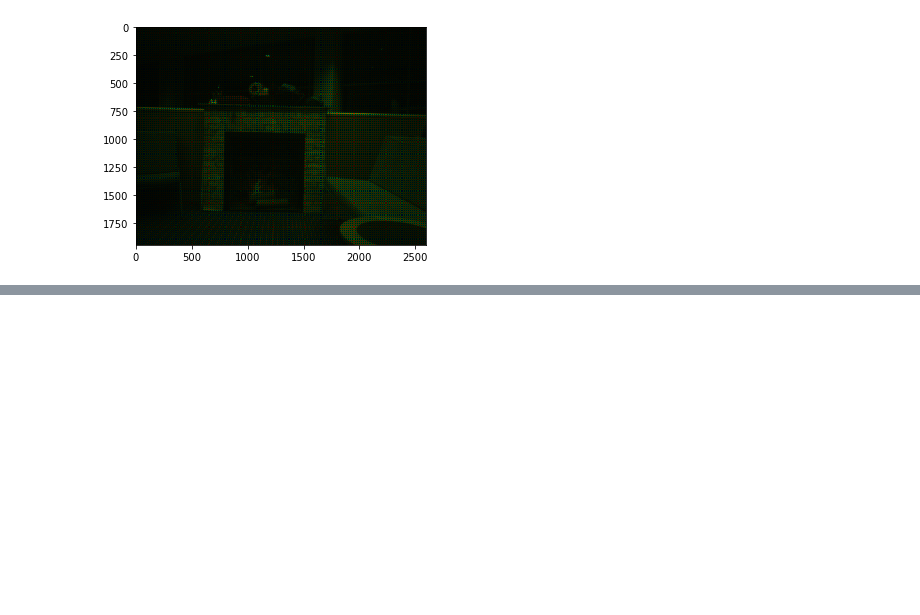
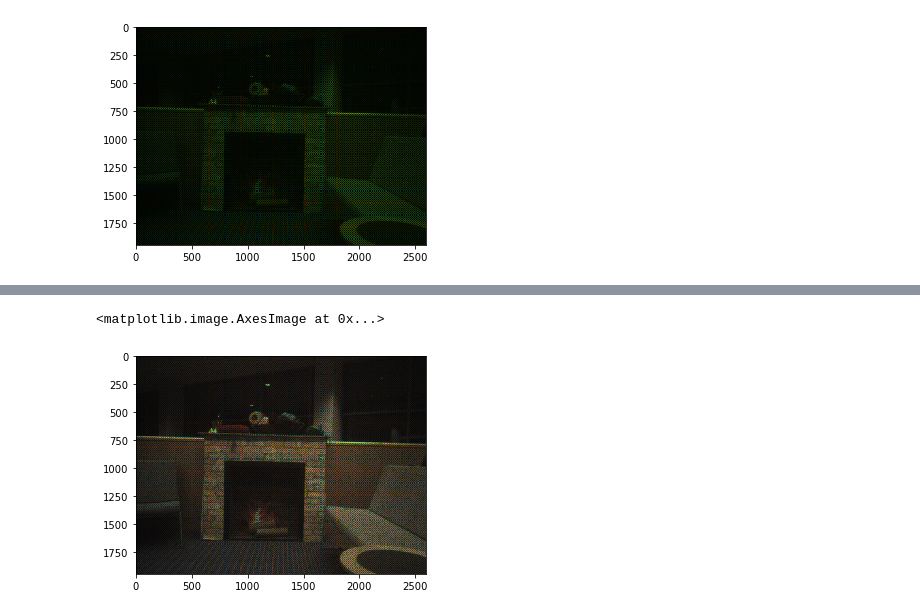
Before and after one commit to newsch/wonky-bobbin, a Jupyter notebook: DebayeringTests.ipynb, the cells around one changed output, grey strips where cells are left out. Cells and saved outputs as stored; diff of their text form; code cells hidden in the pictures; blank space fills up the shorter version.

```diff
--- a/DebayeringTests.ipynb
+++ b/DebayeringTests.ipynb
@@ -86,0 +76,26 @@ ValueError: The truth value of an array with more than one element is ambiguous.
+# %%
+#make a hue gradient function
+def hueGrad(c1, c2, c3, p1, p3):
+    if c1< c2 < c3 or c3< c2 < c1:
+        return p1 + (p3-p1)*(c2 - c1)/(c3-c1)
+    else:
+        return (p1+p3)/2 + (2*c2 + c1 + c3)/4
+# %%
+
+for i in range(1,m-2):
+    for j in range(1,n-2):
+        if R[i,j] == 0 and B[i,j] ==0:
+            if R[i+1,j] == 0: # this means that the next pixel in the bayer grid directly below is a blue one
+                R_n[i,j] = hueGrad(G_n[i,j-1], G_n[i,j], G_n[i,j+1], R[i,j-1], R[i,j+1])
+                B_n[i,j] = hueGrad(G_n[i-1,j], G_n[i,j], G_n[i+1,j], B[i-1,j], B[i+1,j])
+            else:
+                R_n[i,j] = hueGrad(G_n[i-1,j], G_n[i,j], G_n[i+1,j], R[i-1,j], R[i+1,j])
+                B_n[i,j] = hueGrad(G_n[i,j-1], G_n[i,j], G_n[i,j+1], B[i,j-1], B[i,j+1])
+# %%
+temp[:,:,0] = R_n[:,:]
+temp[:,:,2] = B_n[:,:]
+
+plt.imshow(temp/255)
+# %% [output]
+<matplotlib.image.AxesImage at 0x...>
+[figure, added]
```
Also changed, not shown: parts of 9 cells of this notebook.
